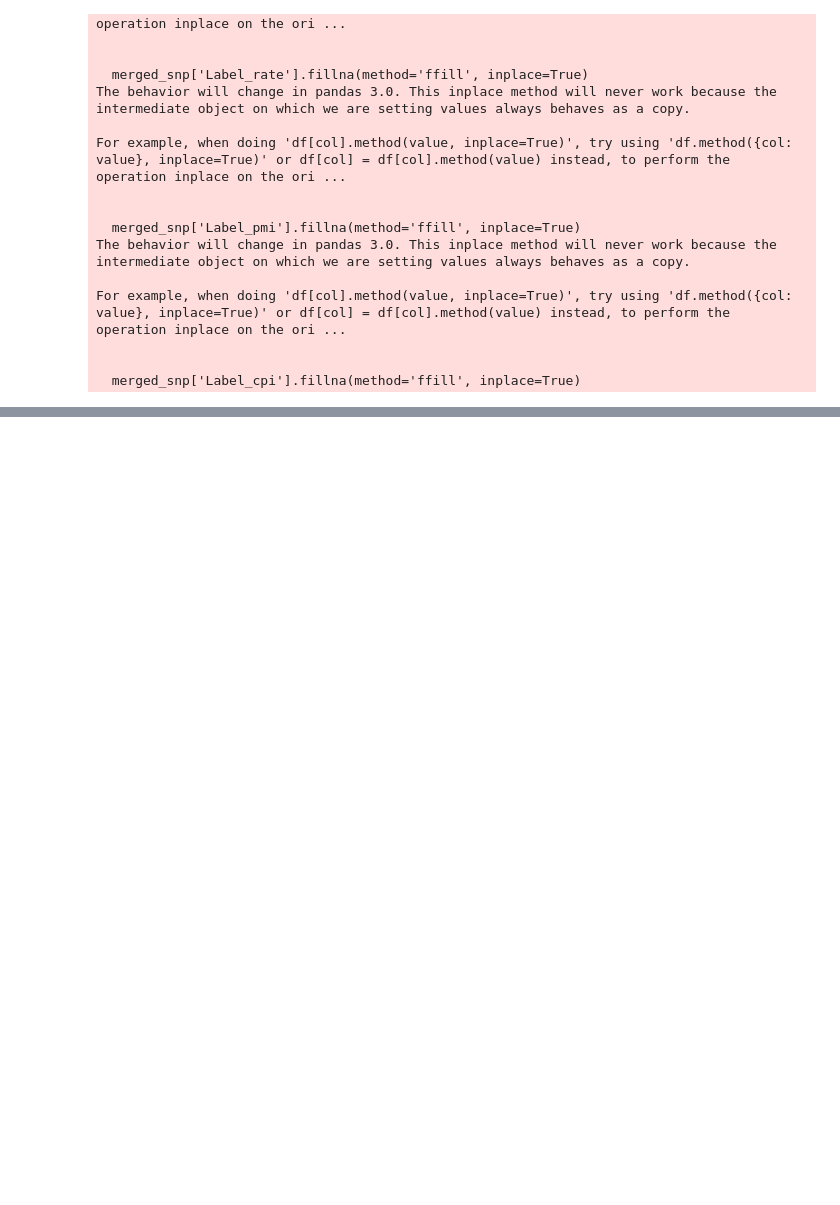
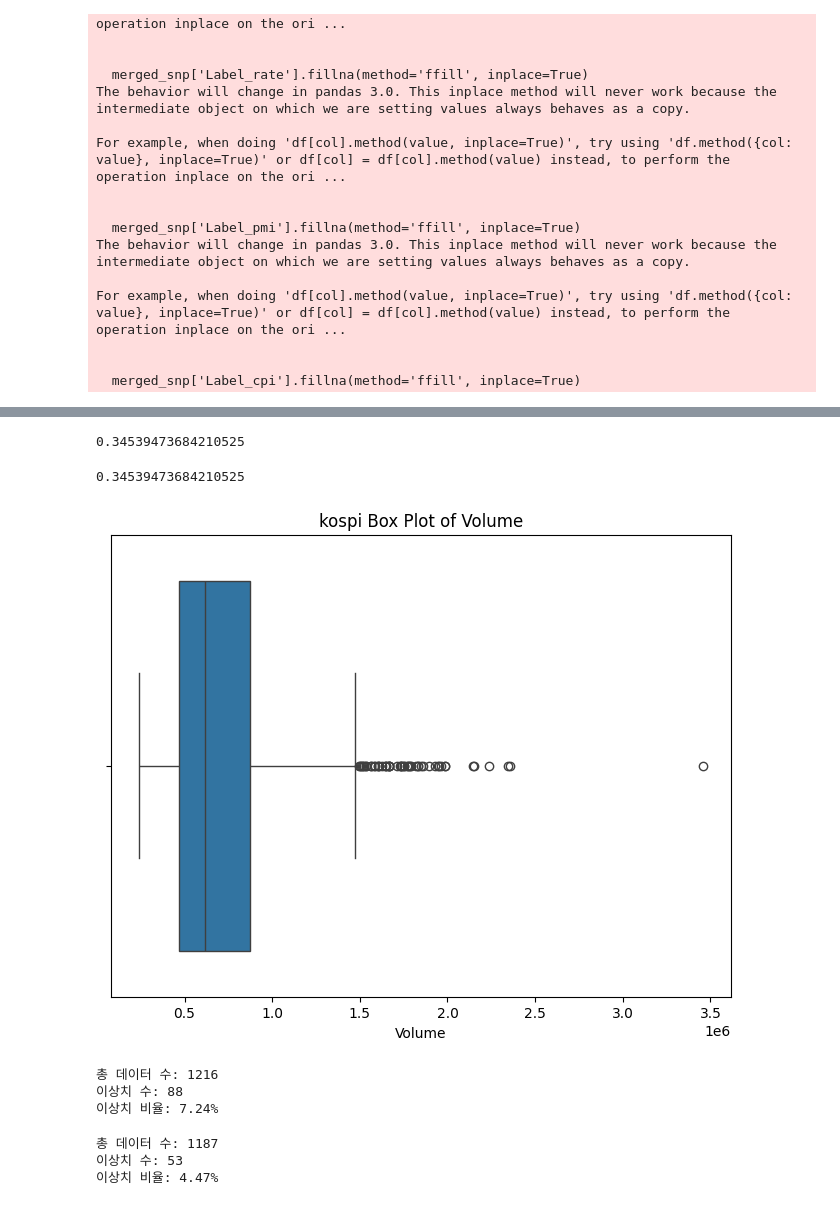
Before and after one commit to yeuidowanter/data_analysis, a Jupyter notebook: test.ipynb, the cells around one changed output, grey strips where cells are left out. Saved outputs shown, nothing was run; the diff lists cells and outputs as text; code cells hidden in the pictures; blank space fills up the shorter version.

Commit message:
to sue quantile i changed some in kospi , snp file

```diff
--- a/test.ipynb
+++ b/test.ipynb
@@ -1020,0 +1136,69 @@ merged_snp
+# %%
+prob=conditional_probability(merged_snp,'Volume_Sector','ratio_change_sector',3,3)
+print(prob)
+# %% [output]
+0.34539473684210525
+# %%
+vol_col=merged_snp[(merged_snp['Volume_Sector']==3 ) & (merged_snp['ratio_change_sector']==3)].shape[0]
+count_ratio3=merged_snp[merged_snp['ratio_change_sector']==3].shape[0]  #변동률 많이 양으로 컸을떄
+print(vol_col/count_volume3)
+#함수 작동 확인
+# %% [output]
+0.34539473684210525
+# %%
+import matplotlib.pyplot as plt
+import seaborn as sns
+
+# Box Plot 시각화
+plt.figure(figsize=(8, 6))
+sns.boxplot(x=kospi['Volume'])
+plt.title("kospi Box Plot of Volume")
+plt.show()
+# %% [output]
+[figure, added]
+# %%
+# IQR 계산
+Q1 = merged_snp['Volume'].quantile(0.25)
+Q3 = merged_snp['Volume'].quantile(0.75)
+IQR = Q3 - Q1
+
+# 이상치 조건
+lower_bound = Q1 - 1.5 * IQR
+upper_bound = Q3 + 1.5 * IQR
+
+# 이상치 개수
+outliers = merged_snp[(merged_snp['Volume'] < lower_bound) | (merged_snp['Volume'] > upper_bound)]
+total_outliers = len(outliers)
+total_data = len(merged_snp)
+outlier_ratio = total_outliers / total_data
+
+print(f"총 데이터 수: {total_data}")
+print(f"이상치 수: {total_outliers}")
+print(f"이상치 비율: {outlier_ratio:.2%}")
+# %% [output]
+총 데이터 수: 1216
+이상치 수: 88
+이상치 비율: 7.24%
+# %%
+# IQR 계산
+Q1 = kospi['Volume'].quantile(0.25)
+Q3 = kospi['Volume'].quantile(0.75)
+IQR = Q3 - Q1
+
+# 이상치 조건
+lower_bound = Q1 - 1.5 * IQR
+upper_bound = Q3 + 1.5 * IQR
+
+# 이상치 개수
+outliers = kospi[(kospi['Volume'] < lower_bound) | (kospi['Volume'] > upper_bound)]
+total_outliers = len(outliers)
+total_data = len(kospi)
+outlier_ratio = total_outliers / total_data
+
+print(f"총 데이터 수: {total_data}")
+print(f"이상치 수: {total_outliers}")
+print(f"이상치 비율: {outlier_ratio:.2%}")
+# %% [output]
+총 데이터 수: 1187
+이상치 수: 53
+이상치 비율: 4.47%
```
Also changed, not shown: parts of 63 cells of this notebook, 5 other files.
